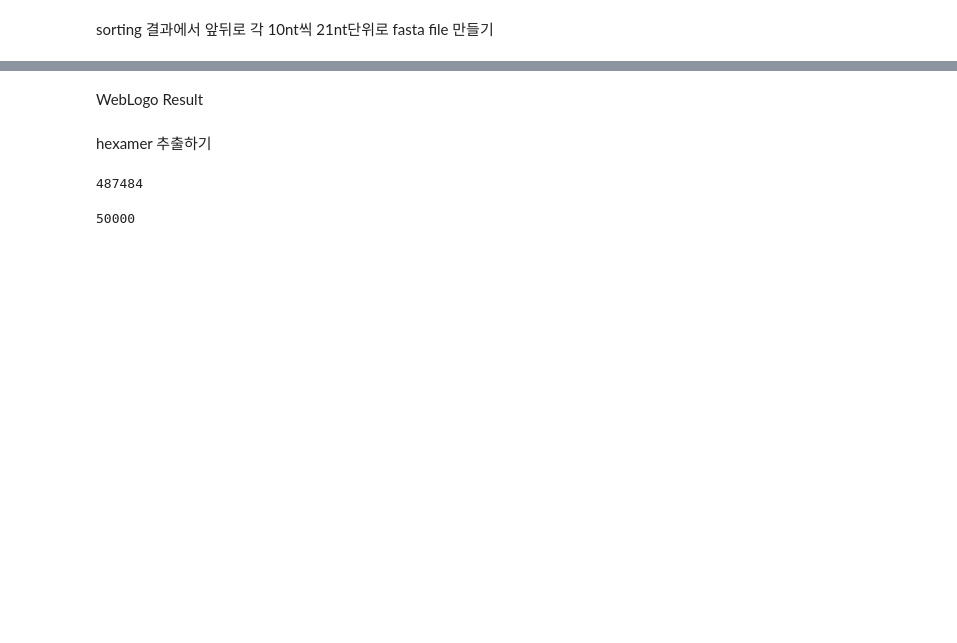
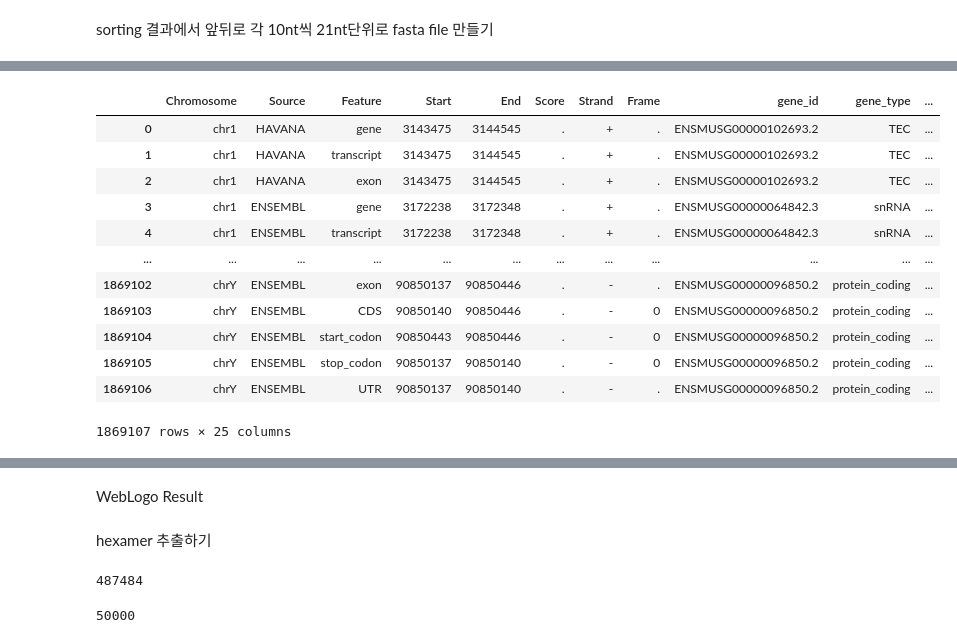
Before and after one commit to heeseungYoo/bioinfo1-proj, a Jupyter notebook: FreeProj/CoLab_FreeProj_2022.ipynb, the cells around one changed output, grey strips where cells are left out. Saved outputs shown, nothing was run; the diff lists cells and outputs as text; code cells hidden in the pictures; blank space fills up the shorter version.

```diff
--- a/FreeProj/CoLab_FreeProj_2022.ipynb
+++ b/FreeProj/CoLab_FreeProj_2022.ipynb
@@ -262,0 +230,23 @@ sorting 결과에서 앞뒤로 각 10nt씩 21nt단위로 fasta file 만들기
+# %%
+import pyranges as pr
+
+# as PyRanges-object
+# annotation file을 pandas dataframe형태로 변환한다.
+gr = pr.read_gtf("gencode.gtf")
+gencode = gr.df
+# %%
+gencode
+# %% [output]
+|  | Chromosome | Source | Feature | Start | End | Score | Strand | Frame | gene_id | gene_type | ... |
+| 0 | chr1 | HAVANA | gene | 3143475 | 3144545 | . | + | . | ENSMUSG00000102693.2 | TEC | ... |
+| 1 | chr1 | HAVANA | transcript | 3143475 | 3144545 | . | + | . | ENSMUSG00000102693.2 | TEC | ... |
+| 2 | chr1 | HAVANA | exon | 3143475 | 3144545 | . | + | . | ENSMUSG00000102693.2 | TEC | ... |
+| 3 | chr1 | ENSEMBL | gene | 3172238 | 3172348 | . | + | . | ENSMUSG00000064842.3 | snRNA | ... |
+| 4 | chr1 | ENSEMBL | transcript | 3172238 | 3172348 | . | + | . | ENSMUSG00000064842.3 | snRNA | ... |
+| ... | ... | ... | ... | ... | ... | ... | ... | ... | ... | ... | ... |
+| 1869102 | chrY | ENSEMBL | exon | 90850137 | 90850446 | . | - | . | ENSMUSG00000096850.2 | protein_coding | ... |
+| 1869103 | chrY | ENSEMBL | CDS | 90850140 | 90850446 | . | - | 0 | ENSMUSG00000096850.2 | protein_coding | ... |
+| 1869104 | chrY | ENSEMBL | start_codon | 90850443 | 90850446 | . | - | 0 | ENSMUSG00000096850.2 | protein_coding | ... |
+| 1869105 | chrY | ENSEMBL | stop_codon | 90850137 | 90850140 | . | - | 0 | ENSMUSG00000096850.2 | protein_coding | ... |
+| 1869106 | chrY | ENSEMBL | UTR | 90850137 | 90850140 | . | - | . | ENSMUSG00000096850.2 | protein_coding | ... |
+1869107 rows × 25 columns
```
Also changed, not shown: parts of 29 cells of this notebook.
